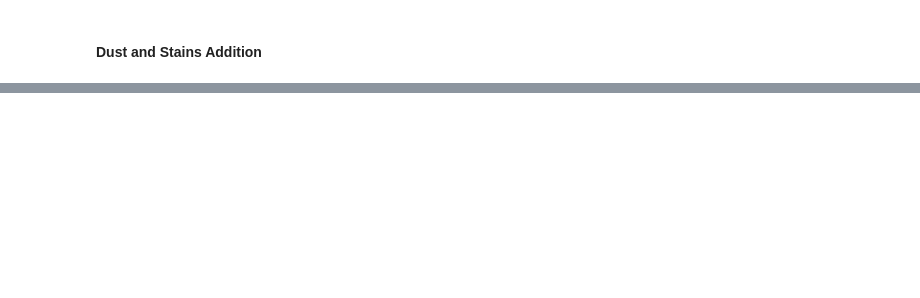
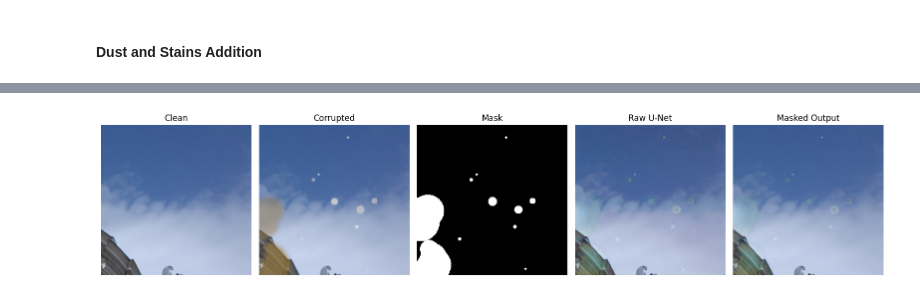
Before and after one commit to MaiaMarin/Dust-and-Stains-Removal-from-Images, a Jupyter notebook: Dust and Stains Removal from Images.ipynb, the cells around one changed output, grey strips where cells are left out. Saved outputs shown, nothing was run; the diff lists cells and outputs as text; code cells hidden in the pictures; blank space fills up the shorter version.

Commit message:
Added dust and stain removal model

```diff
--- a/Dust and Stains Removal from Images.ipynb
+++ b/Dust and Stains Removal from Images.ipynb
@@ -231,3 +849,63 @@ for i, file in enumerate(sample_files):
+# %%
+import random
+import matplotlib.pyplot as plt
+
+checkpoint = torch.load(best_model_path, map_location=device)
+
+model = SmallUNet(in_channels=4, out_channels=3).to(device)
+model.load_state_dict(checkpoint["model_state_dict"])
+model.eval()
+
+idx = random.randint(0, len(test_dataset) - 1)
+
+x, y = test_dataset[idx]
+
+with torch.no_grad():
+    restored = model(x.unsqueeze(0).to(device)).cpu().squeeze(0)
+
+corrupted = x[:3]
+mask = x[3:4]
+clean = y
+
+masked_restored = corrupted * (1 - mask) + restored * mask
+
+clean_img = clean.permute(1, 2, 0).numpy()
+corrupted_img = corrupted.permute(1, 2, 0).numpy()
+mask_img = mask.squeeze(0).numpy()
+restored_img = restored.permute(1, 2, 0).numpy()
+masked_restored_img = masked_restored.permute(1, 2, 0).numpy()
+
+plt.figure(figsize=(16, 4))
+
+plt.subplot(1, 5, 1)
+plt.imshow(clean_img)
+plt.title("Clean")
+plt.axis("off")
+
+plt.subplot(1, 5, 2)
+plt.imshow(corrupted_img)
+plt.title("Corrupted")
+plt.axis("off")
+
+plt.subplot(1, 5, 3)
+plt.imshow(mask_img, cmap="gray")
+plt.title("Mask")
+plt.axis("off")
+
+plt.subplot(1, 5, 4)
+plt.imshow(restored_img)
+plt.title("Raw U-Net")
+plt.axis("off")
+
+plt.subplot(1, 5, 5)
+plt.imshow(masked_restored_img)
+plt.title("Masked Output")
+plt.axis("off")
+
+plt.tight_layout()
+plt.show()
+# %% [output]
+[figure, added]
 # %% [markdown]
 ### References
 
```
Also changed, not shown: parts of 23 cells of this notebook, 2 other files.
